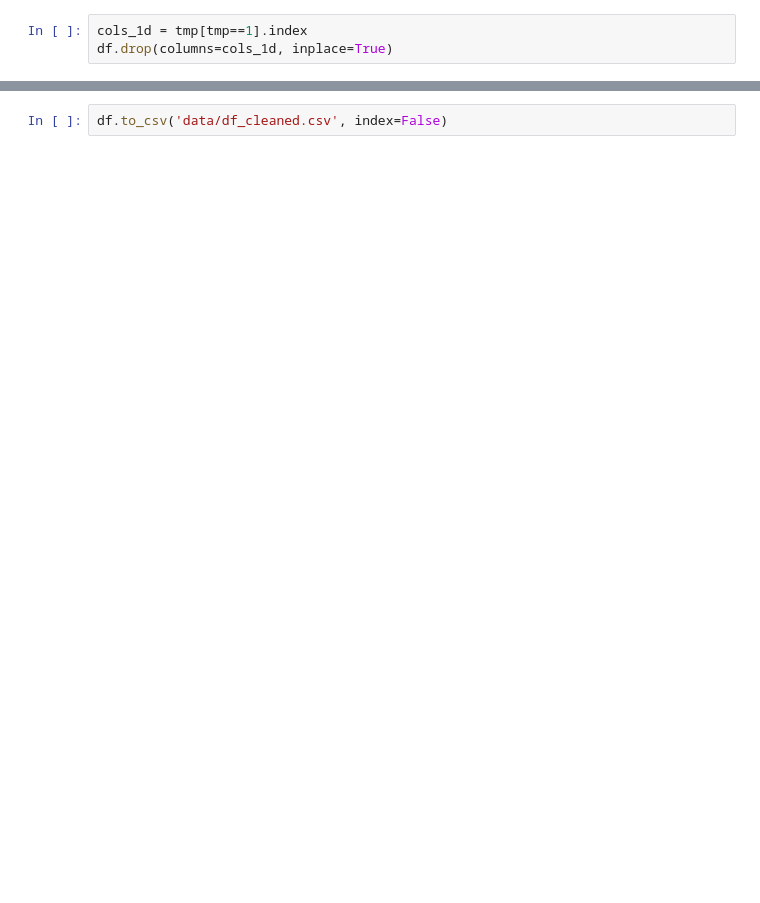
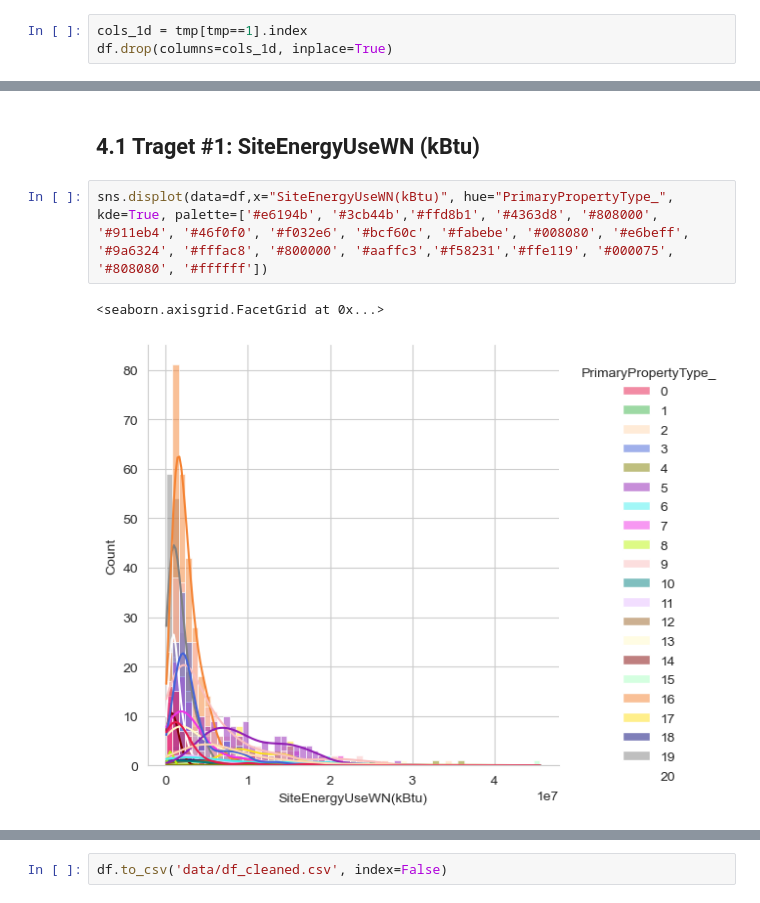
Before and after one commit to maurlco/buildings-consumption-forecast, a Jupyter notebook: 00_EDA.ipynb, the cells around one changed output, grey strips where cells are left out. Saved outputs shown, nothing was run; the diff lists cells and outputs as text; blank space fills up the shorter version.

Commit message:
modelisation Traget #1 et #2 - restructuration des notebooks
gitignore keynote presentations

```diff
--- a/00_EDA.ipynb
+++ b/00_EDA.ipynb
@@ -429,0 +435,7 @@ df
+# %% [markdown]
+## 4.1 Traget #1: SiteEnergyUseWN (kBtu)
+# %%
+sns.displot(data=df,x="SiteEnergyUseWN(kBtu)", hue="PrimaryPropertyType_", kde=True, palette=['#e6194b', '#3cb44b','#ffd8b1', '#4363d8', '#808000', '#911eb4', '#46f0f0', '#f032e6', '#bcf60c', '#fabebe', '#008080', '#e6beff', '#9a6324', '#fffac8', '#800000', '#aaffc3','#f58231','#ffe119', '#000075', '#808080', '#ffffff'])
+# %% [output]
+<seaborn.axisgrid.FacetGrid at 0x...>
+[figure, added]
```
Also changed, not shown: parts of 79 cells of this notebook, 26 other files.
